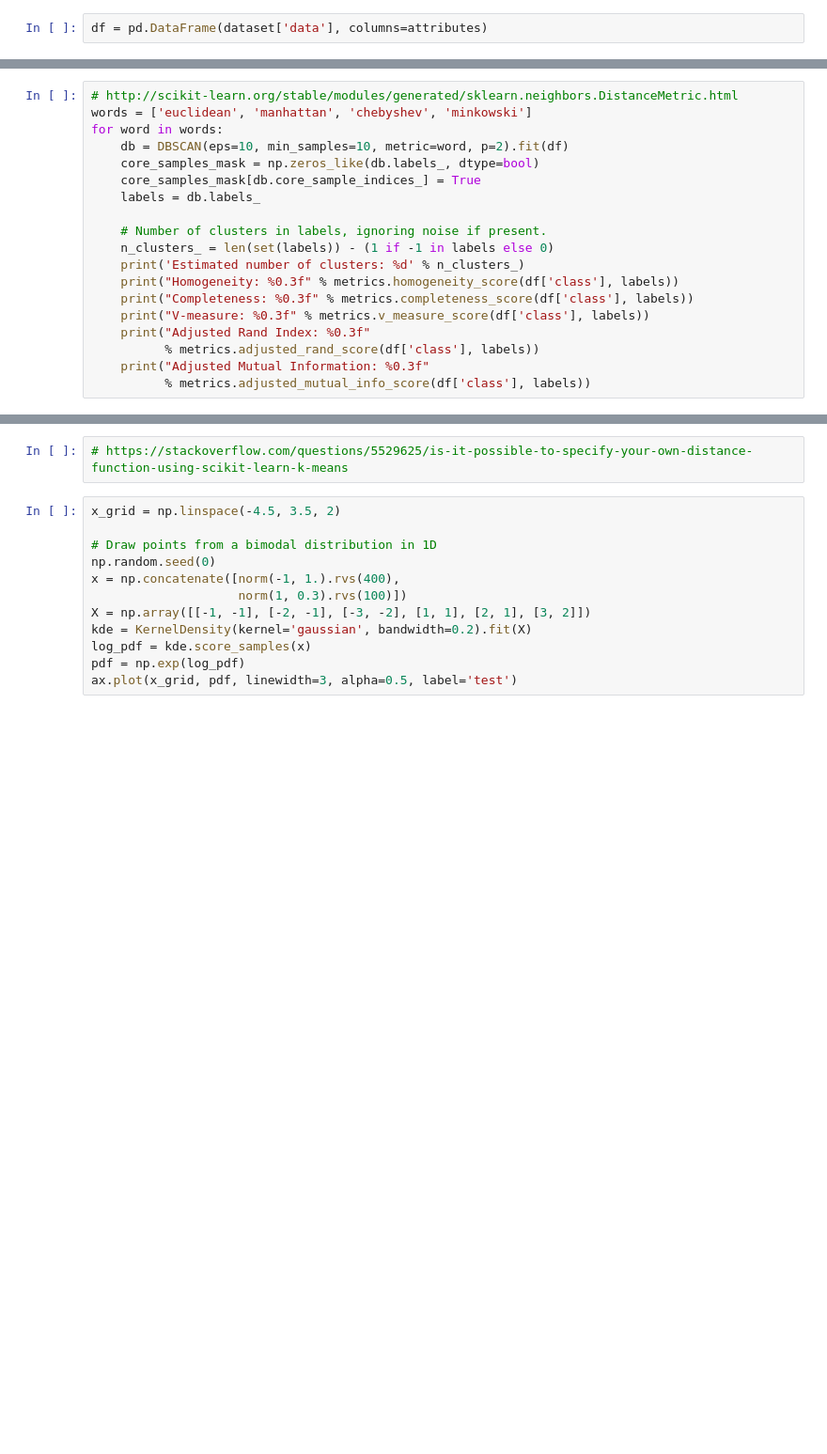
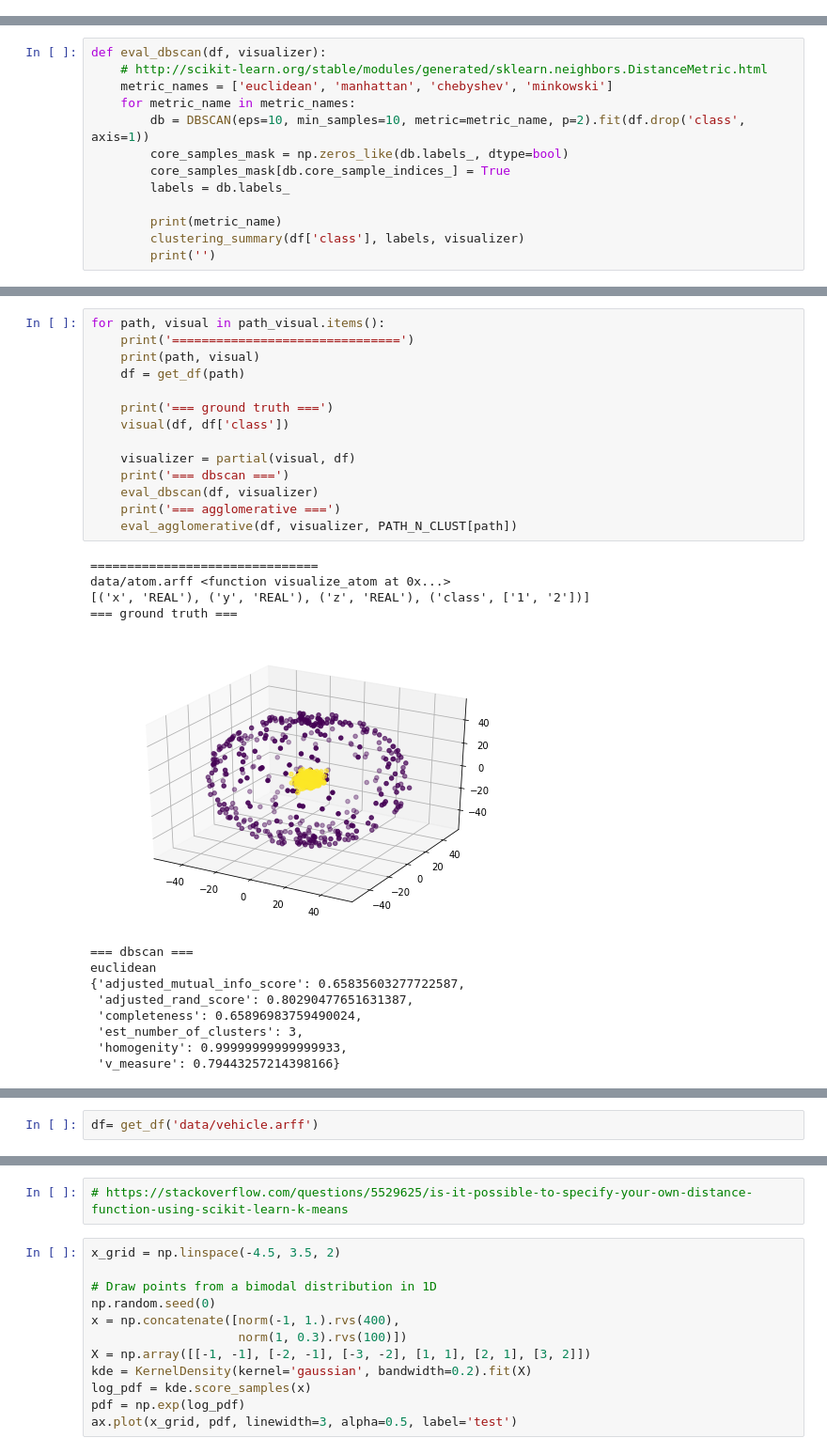
Before and after one commit to soop13/MED_17Z, a Jupyter notebook: metrics_analysis.ipynb, the cells around one changed output, grey strips where cells are left out. Shown at 94% size. Drawn from its saved outputs; the diff is of its cells as text; blank space fills up the shorter version.

Commit message:
refactor; add vehicle

```diff
--- a/metrics_analysis.ipynb
+++ b/metrics_analysis.ipynb
@@ -28,2 +22,0 @@ attributes = [a[0] for a in dataset['attributes']]
-# %%
-df = pd.DataFrame(dataset['data'], columns=attributes)
@@ -38,19 +82,13 @@ pyplot.show()
 # %%
-# http://scikit-learn.org/stable/modules/generated/sklearn.neighbors.DistanceMetric.html
-words = ['euclidean', 'manhattan', 'chebyshev', 'minkowski']
-for word in words:
-    db = DBSCAN(eps=10, min_samples=10, metric=word, p=2).fit(df)
-    core_samples_mask = np.zeros_like(db.labels_, dtype=bool)
-    core_samples_mask[db.core_sample_indices_] = True
-    labels = db.labels_
+def eval_dbscan(df, visualizer):
+    # http://scikit-learn.org/stable/modules/generated/sklearn.neighbors.DistanceMetric.html
+    metric_names = ['euclidean', 'manhattan', 'chebyshev', 'minkowski']
+    for metric_name in metric_names:
+        db = DBSCAN(eps=10, min_samples=10, metric=metric_name, p=2).fit(df.drop('class', axis=1))
+        core_samples_mask = np.zeros_like(db.labels_, dtype=bool)
+        core_samples_mask[db.core_sample_indices_] = True
+        labels = db.labels_
 
-    # Number of clusters in labels, ignoring noise if present.
-    n_clusters_ = len(set(labels)) - (1 if -1 in labels else 0)
-    print('Estimated number of clusters: %d' % n_clusters_)
-    print("Homogeneity: %0.3f" % metrics.homogeneity_score(df['class'], labels))
-    print("Completeness: %0.3f" % metrics.completeness_score(df['class'], labels))
-    print("V-measure: %0.3f" % metrics.v_measure_score(df['class'], labels))
-    print("Adjusted Rand Index: %0.3f"
-          % metrics.adjusted_rand_score(df['class'], labels))
-    print("Adjusted Mutual Information: %0.3f"
-          % metrics.adjusted_mutual_info_score(df['class'], labels))
+        print(metric_name)
+        clustering_summary(df['class'], labels, visualizer)
+        print('')
@@ -120,0 +113,28 @@ Homogeneity: 0.286
+# %%
+for path, visual in path_visual.items():
+    print('===============================')
+    print(path, visual)
+    df = get_df(path)
+
+    print('=== ground truth ===')
+    visual(df, df['class'])
+
+    visualizer = partial(visual, df)
+    print('=== dbscan ===')
+    eval_dbscan(df, visualizer)
+    print('=== agglomerative ===')
+    eval_agglomerative(df, visualizer, PATH_N_CLUST[path])
+# %% [output]
+===============================
+data/atom.arff <function visualize_atom at 0x...>
+[('x', 'REAL'), ('y', 'REAL'), ('z', 'REAL'), ('class', ['1', '2'])]
+=== ground truth ===
+[figure, added]
+=== dbscan ===
+euclidean
+{'adjusted_mutual_info_score': 0.65835603277722587,
+ 'adjusted_rand_score': 0.80290477651631387,
+ 'completeness': 0.65896983759490024,
+ 'est_number_of_clusters': 3,
+ 'homogenity': 0.99999999999999933,
+ 'v_measure': 0.79443257214398166}
@@ -120,0 +157,2 @@ Homogeneity: 0.286
+# %%
+df= get_df('data/vehicle.arff')
```
Also changed, not shown: parts of 15 cells of this notebook, 1 other file.
